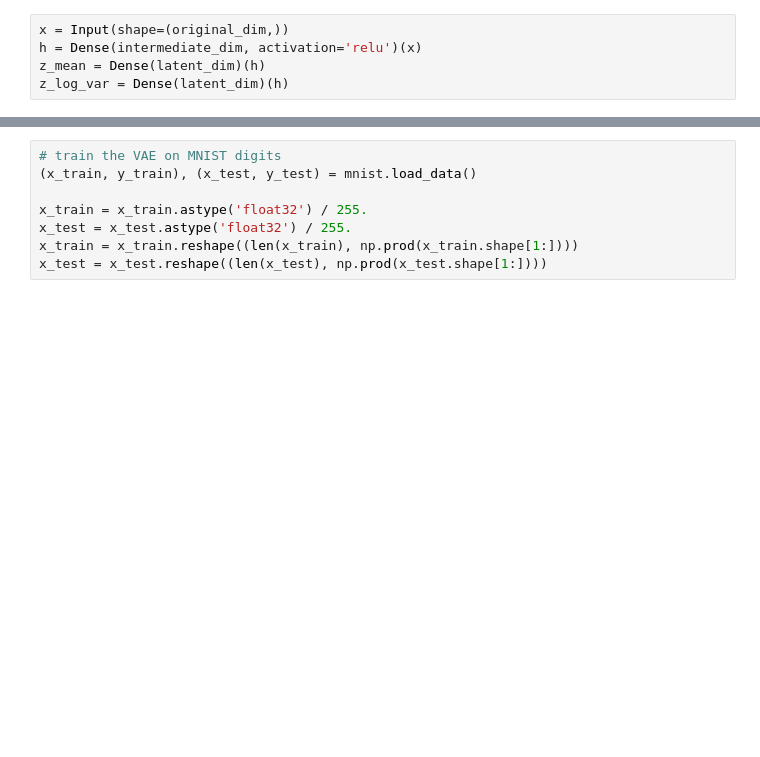
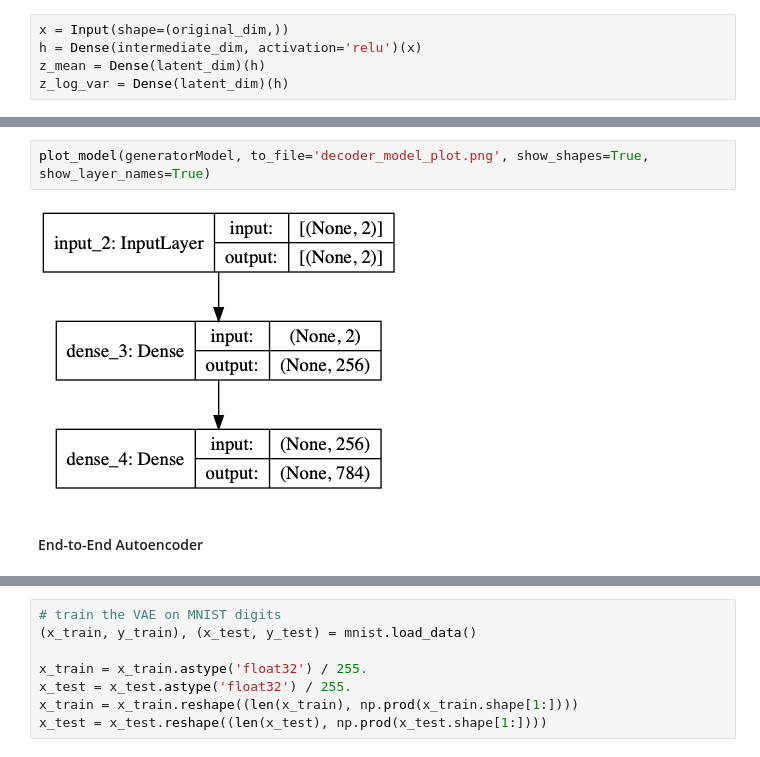
Before and after one commit to hannibunny/mlbook, a Jupyter notebook: ml/_build/html/_sources/neuralnetworks/04VariationalAutoencoder.ipynb, the cells around one changed output, grey strips where cells are left out. Cells and saved outputs as stored; diff of their text form; blank space fills up the shorter version.

```diff
--- a/ml/_build/html/_sources/neuralnetworks/04VariationalAutoencoder.ipynb
+++ b/ml/_build/html/_sources/neuralnetworks/04VariationalAutoencoder.ipynb
@@ -89,0 +137,6 @@ generator = Model(decoder_input, _x_decoded_mean)
+# %%
+plot_model(generatorModel, to_file='decoder_model_plot.png', show_shapes=True, show_layer_names=True)
+# %% [output]
+[figure, added]
+# %% [markdown]
+#### End-to-End Autoencoder
```
Also changed, not shown: parts of 32 cells of this notebook, 28 other files.
